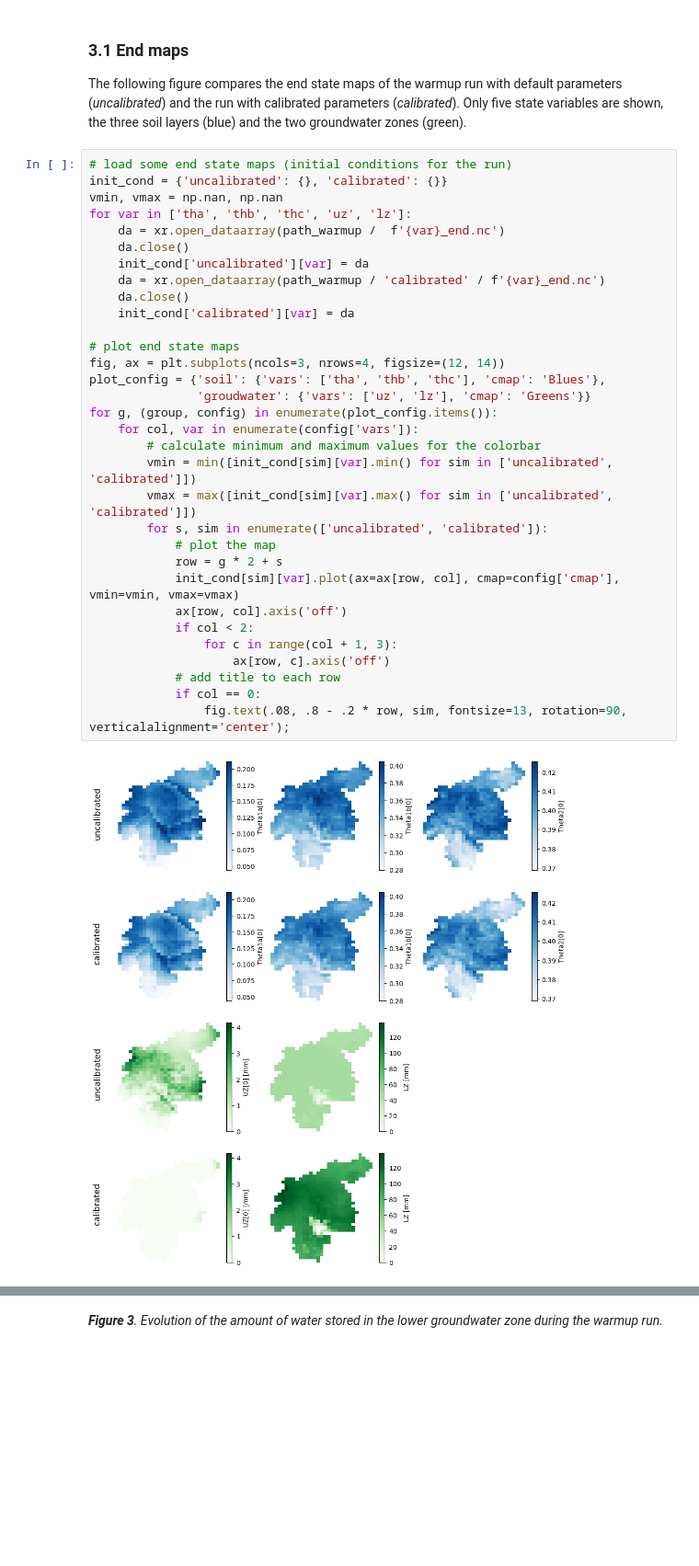
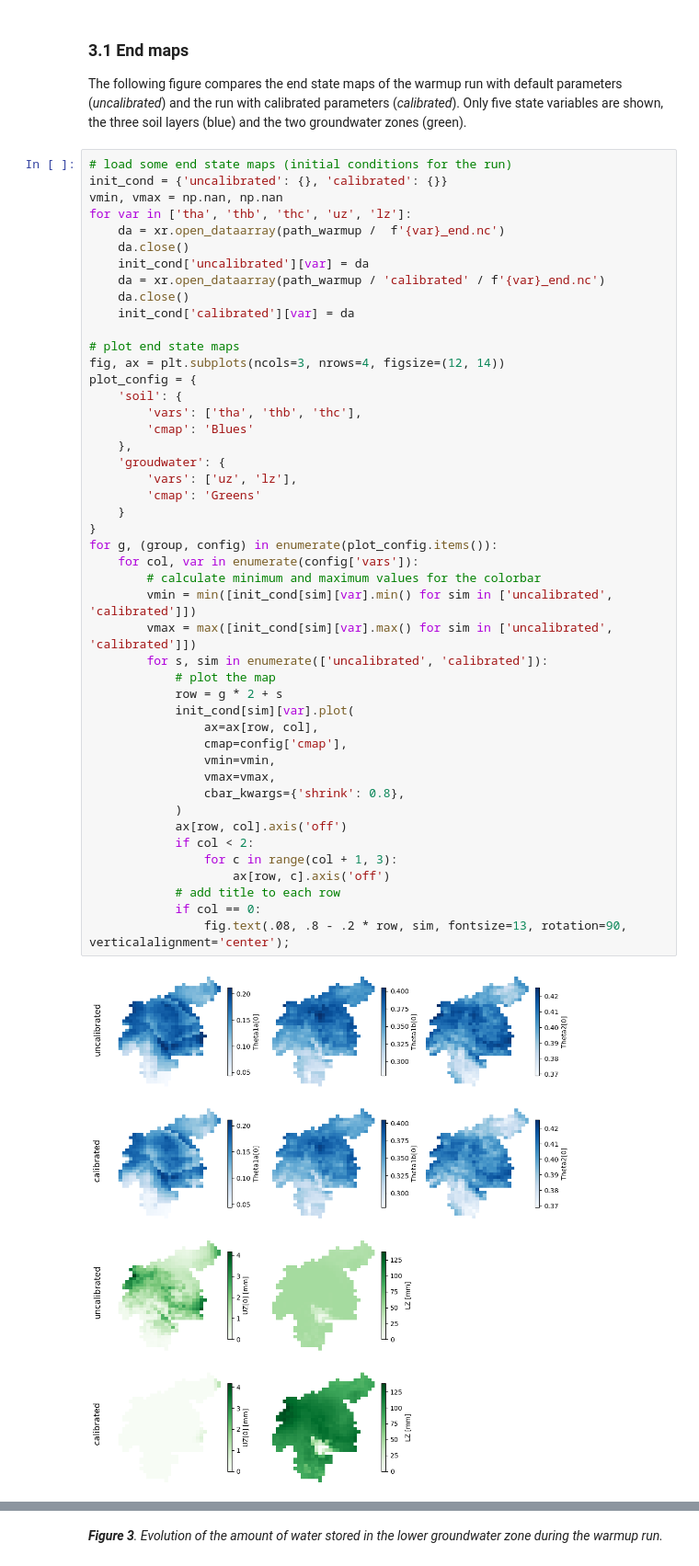
Before and after one commit to ec-jrc/lisflood-usecases, a Jupyter notebook: LF_mekong_usecase/docs/notebooks/4_following_steps.ipynb, the cells around one changed output, grey strips where cells are left out. Shown: that part at 92% size. Cells and saved outputs as stored; diff of their text form; blank space fills up the shorter version.

```diff
--- a/LF_mekong_usecase/docs/notebooks/4_following_steps.ipynb
+++ b/LF_mekong_usecase/docs/notebooks/4_following_steps.ipynb
@@ -112,35 +132,49 @@ The following figure compares the end state maps of the warmup run with default
 # %%
 # load some end state maps (initial conditions for the run)
 init_cond = {'uncalibrated': {}, 'calibrated': {}}
 vmin, vmax = np.nan, np.nan
 for var in ['tha', 'thb', 'thc', 'uz', 'lz']:
     da = xr.open_dataarray(path_warmup /  f'{var}_end.nc')
     da.close()
     init_cond['uncalibrated'][var] = da
     da = xr.open_dataarray(path_warmup / 'calibrated' / f'{var}_end.nc')
     da.close()
     init_cond['calibrated'][var] = da
 
 # plot end state maps
 fig, ax = plt.subplots(ncols=3, nrows=4, figsize=(12, 14))
-plot_config = {'soil': {'vars': ['tha', 'thb', 'thc'], 'cmap': 'Blues'},
-               'groudwater': {'vars': ['uz', 'lz'], 'cmap': 'Greens'}}
+plot_config = {
+    'soil': {
+        'vars': ['tha', 'thb', 'thc'],
+        'cmap': 'Blues'
+    },
+    'groudwater': {
+        'vars': ['uz', 'lz'],
+        'cmap': 'Greens'
+    }
+}
 for g, (group, config) in enumerate(plot_config.items()):
     for col, var in enumerate(config['vars']):
         # calculate minimum and maximum values for the colorbar
         vmin = min([init_cond[sim][var].min() for sim in ['uncalibrated', 'calibrated']])
         vmax = max([init_cond[sim][var].max() for sim in ['uncalibrated', 'calibrated']])
         for s, sim in enumerate(['uncalibrated', 'calibrated']):
             # plot the map
             row = g * 2 + s
-            init_cond[sim][var].plot(ax=ax[row, col], cmap=config['cmap'], vmin=vmin, vmax=vmax)
+            init_cond[sim][var].plot(
+                ax=ax[row, col],
+                cmap=config['cmap'],
+                vmin=vmin,
+                vmax=vmax,
+                cbar_kwargs={'shrink': 0.8},
+            )
             ax[row, col].axis('off')
             if col < 2:
                 for c in range(col + 1, 3):
                     ax[row, c].axis('off')
             # add title to each row
             if col == 0:
                 fig.text(.08, .8 - .2 * row, sim, fontsize=13, rotation=90, verticalalignment='center');
 # %% [output]
-[figure, old version]
+[figure, new version]
 # %% [markdown]
```
Also changed, not shown: parts of 12 cells of this notebook, 5 other files.
